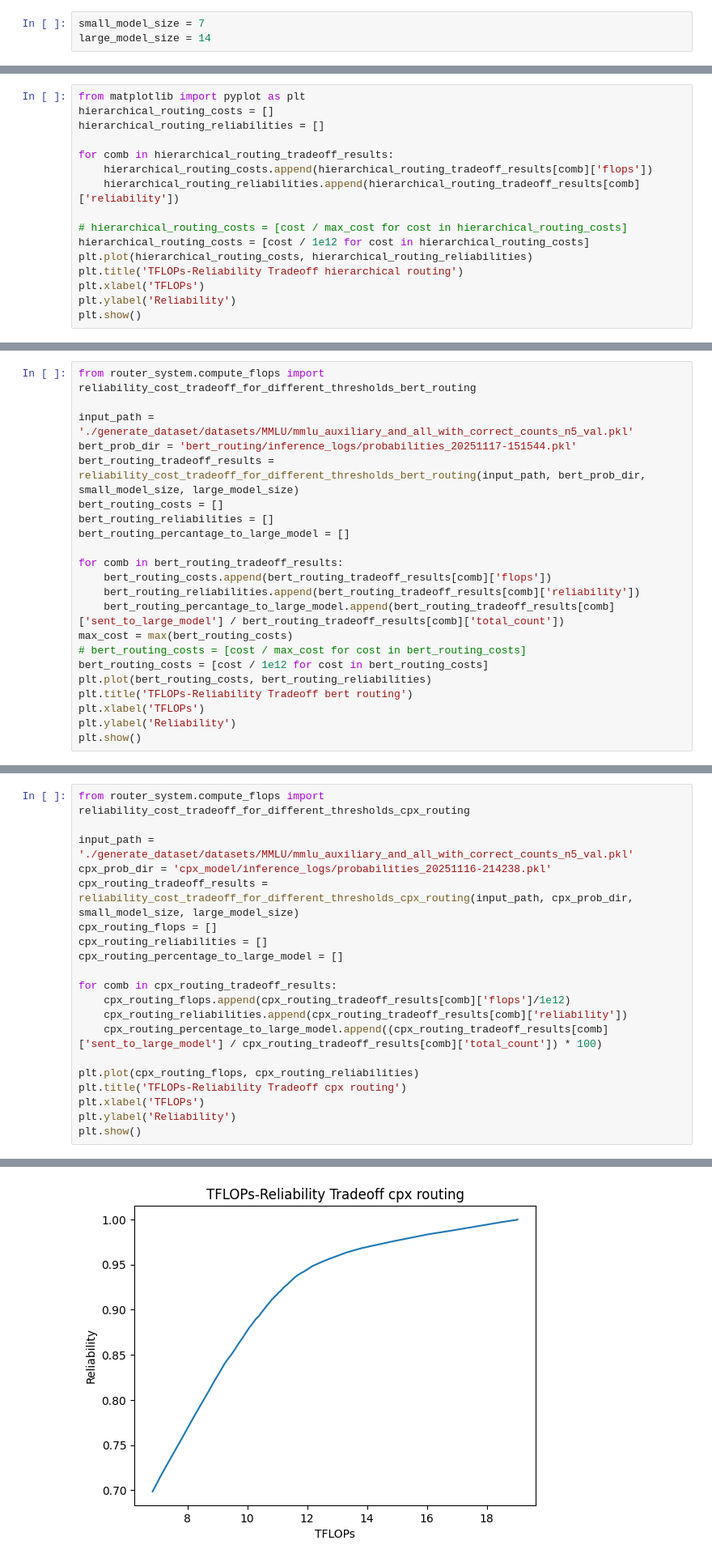
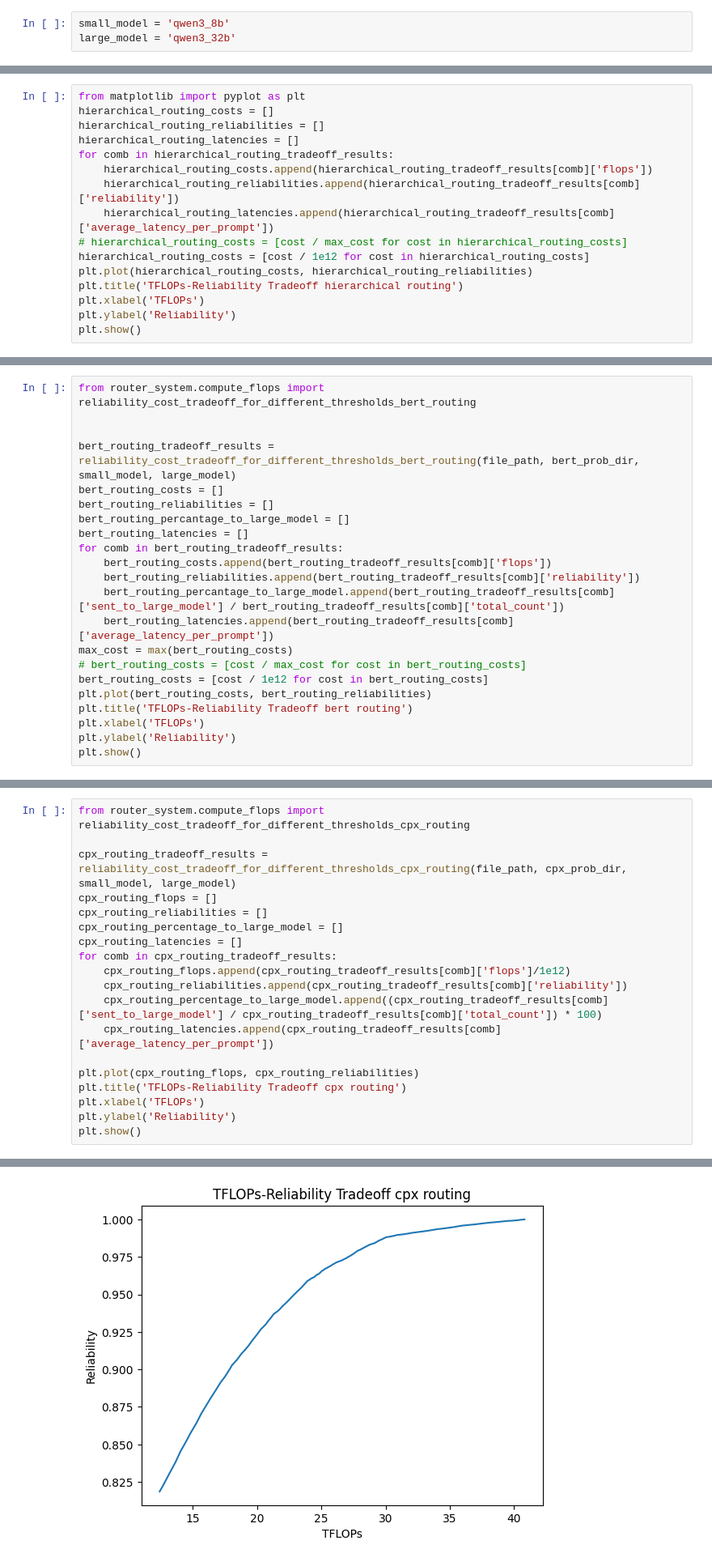
Before and after one commit to hhosseini1377/LLM_routing, a Jupyter notebook: notebooks/trade_off.ipynb, the cells around one changed output, grey strips where cells are left out. Shown at 81% size. Saved outputs shown, nothing was run; the diff lists cells and outputs as text.

```diff
--- a/notebooks/trade_off.ipynb
+++ b/notebooks/trade_off.ipynb
@@ -5,8 +5,8 @@
 The autoreload extension is already loaded. To reload it, use:
   %reload_ext autoreload
 # %%
-small_model_size = 7
-large_model_size = 14
+small_model = 'qwen3_8b'
+large_model = 'qwen3_32b'
 # %% [markdown]
 ## Hierarchical Routing
 # %%
@@ -32,11 +67,11 @@ m1_decode_flops: 0.243473722505, m2_decode_flops: 0.342160661528, m1_prefill_flo
 from matplotlib import pyplot as plt
 hierarchical_routing_costs = []
 hierarchical_routing_reliabilities = []
-
+hierarchical_routing_latencies = []
 for comb in hierarchical_routing_tradeoff_results:
     hierarchical_routing_costs.append(hierarchical_routing_tradeoff_results[comb]['flops'])
     hierarchical_routing_reliabilities.append(hierarchical_routing_tradeoff_results[comb]['reliability'])
-
+    hierarchical_routing_latencies.append(hierarchical_routing_tradeoff_results[comb]['average_latency_per_prompt'])
 # hierarchical_routing_costs = [cost / max_cost for cost in hierarchical_routing_costs]
 hierarchical_routing_costs = [cost / 1e12 for cost in hierarchical_routing_costs]
 plt.plot(hierarchical_routing_costs, hierarchical_routing_reliabilities)
@@ -66,17 +112,17 @@ plt.show()
 # %%
 from router_system.compute_flops import reliability_cost_tradeoff_for_different_thresholds_bert_routing
 
-input_path = './generate_dataset/datasets/MMLU/mmlu_auxiliary_and_all_with_correct_counts_n5_val.pkl'
-bert_prob_dir = 'bert_routing/inference_logs/probabilities_20251117-151544.pkl'
-bert_routing_tradeoff_results = reliability_cost_tradeoff_for_different_thresholds_bert_routing(input_path, bert_prob_dir, small_model_size, large_model_size)
+
+bert_routing_tradeoff_results = reliability_cost_tradeoff_for_different_thresholds_bert_routing(file_path, bert_prob_dir, small_model, large_model)
 bert_routing_costs = []
 bert_routing_reliabilities = []
 bert_routing_percantage_to_large_model = []
-
+bert_routing_latencies = []
 for comb in bert_routing_tradeoff_results:
     bert_routing_costs.append(bert_routing_tradeoff_results[comb]['flops'])
     bert_routing_reliabilities.append(bert_routing_tradeoff_results[comb]['reliability'])
     bert_routing_percantage_to_large_model.append(bert_routing_tradeoff_results[comb]['sent_to_large_model'] / bert_routing_tradeoff_results[comb]['total_count'])
+    bert_routing_latencies.append(bert_routing_tradeoff_results[comb]['average_latency_per_prompt'])
 max_cost = max(bert_routing_costs)
 # bert_routing_costs = [cost / max_cost for cost in bert_routing_costs]
 bert_routing_costs = [cost / 1e12 for cost in bert_routing_costs]
@@ -93,17 +146,16 @@ IndexError: invalid index to scalar variable.
 # %%
 from router_system.compute_flops import reliability_cost_tradeoff_for_different_thresholds_cpx_routing
 
-input_path = './generate_dataset/datasets/MMLU/mmlu_auxiliary_and_all_with_correct_counts_n5_val.pkl'
-cpx_prob_dir = 'cpx_model/inference_logs/probabilities_20251116-214238.pkl'
-cpx_routing_tradeoff_results = reliability_cost_tradeoff_for_different_thresholds_cpx_routing(input_path, cpx_prob_dir, small_model_size, large_model_size)
+cpx_routing_tradeoff_results = reliability_cost_tradeoff_for_different_thresholds_cpx_routing(file_path, cpx_prob_dir, small_model, large_model)
 cpx_routing_flops = []
 cpx_routing_reliabilities = []
 cpx_routing_percentage_to_large_model = []
-
+cpx_routing_latencies = []
 for comb in cpx_routing_tradeoff_results:
     cpx_routing_flops.append(cpx_routing_tradeoff_results[comb]['flops']/1e12)
     cpx_routing_reliabilities.append(cpx_routing_tradeoff_results[comb]['reliability'])
     cpx_routing_percentage_to_large_model.append((cpx_routing_tradeoff_results[comb]['sent_to_large_model'] / cpx_routing_tradeoff_results[comb]['total_count']) * 100)
+    cpx_routing_latencies.append(cpx_routing_tradeoff_results[comb]['average_latency_per_prompt'])
 
 plt.plot(cpx_routing_flops, cpx_routing_reliabilities)
 plt.title('TFLOPs-Reliability Tradeoff cpx routing')
@@ -115 +166 @@ Tokenizing 11023 prompts...
-[figure, old version]
+[figure, new version]
```
Also changed, not shown: parts of 16 cells of this notebook, 22 other files.
